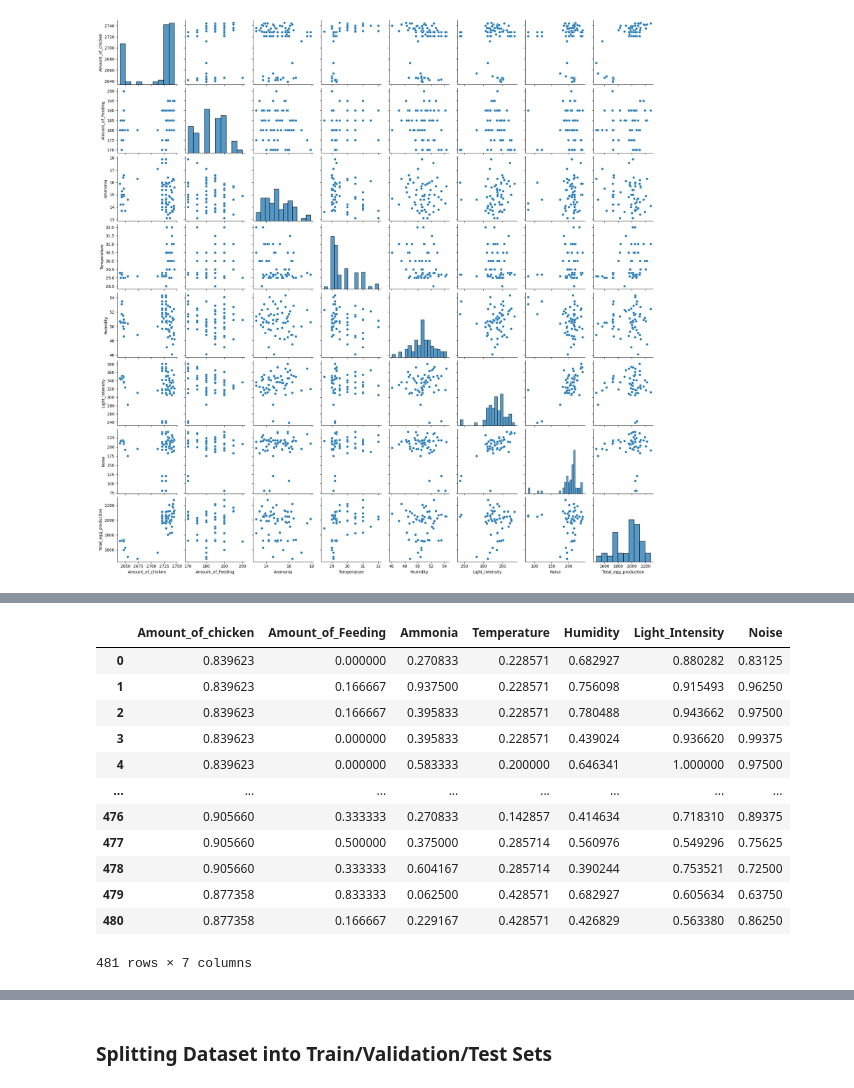
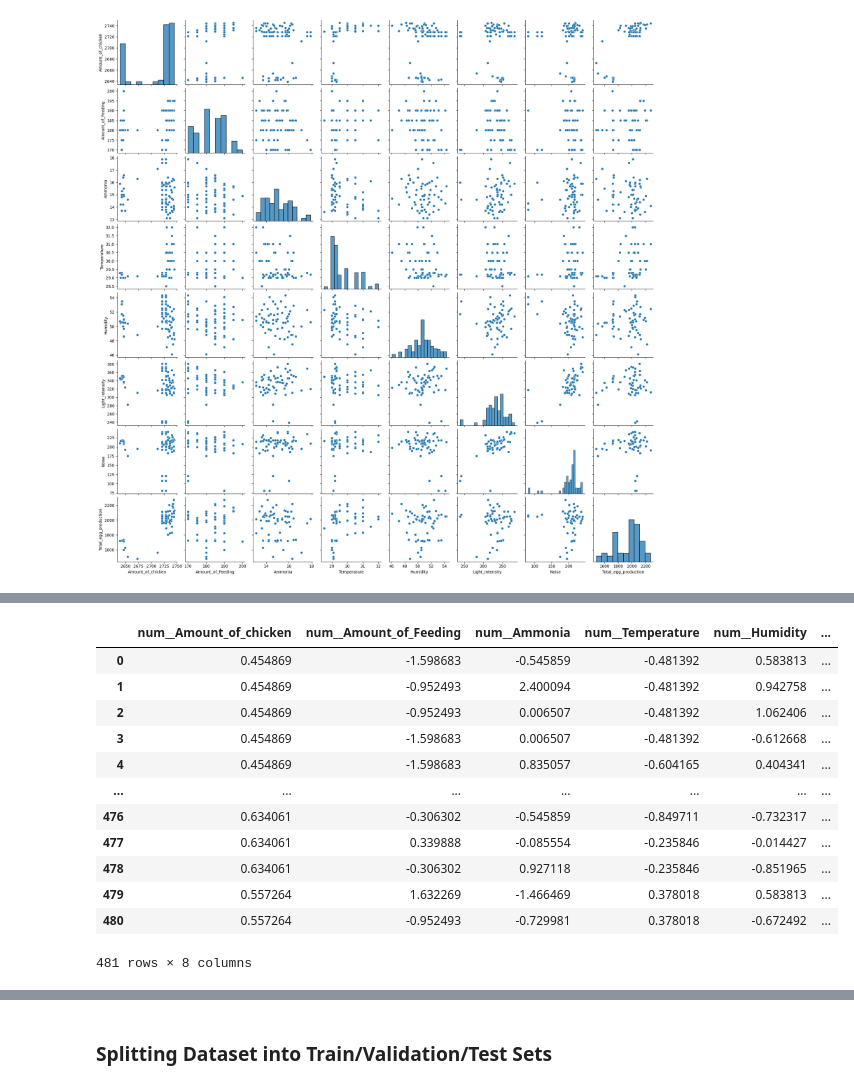
Before and after one commit to ItsJJH/egg-ai-project, a Jupyter notebook: TheNotebook.ipynb, the cells around one changed output, grey strips where cells are left out. Cells and saved outputs as stored; diff of their text form; code cells hidden in the pictures.

```diff
--- a/TheNotebook.ipynb
+++ b/TheNotebook.ipynb
@@ -120,18 +155,18 @@ eggs_prepared_no_prod = eggs_prepared.drop(labels='Total_egg_production', axis=1
-# %%
-eggs_prepared_no_prod
-# %% [output]
-|  | Amount_of_chicken | Amount_of_Feeding | Ammonia | Temperature | Humidity | Light_Intensity | Noise |
-| 0 | 0.839623 | 0.000000 | 0.270833 | 0.228571 | 0.682927 | 0.880282 | 0.83125 |
-| 1 | 0.839623 | 0.166667 | 0.937500 | 0.228571 | 0.756098 | 0.915493 | 0.96250 |
-| 2 | 0.839623 | 0.166667 | 0.395833 | 0.228571 | 0.780488 | 0.943662 | 0.97500 |
-| 3 | 0.839623 | 0.000000 | 0.395833 | 0.228571 | 0.439024 | 0.936620 | 0.99375 |
-| 4 | 0.839623 | 0.000000 | 0.583333 | 0.200000 | 0.646341 | 1.000000 | 0.97500 |
-| ... | ... | ... | ... | ... | ... | ... | ... |
-| 476 | 0.905660 | 0.333333 | 0.270833 | 0.142857 | 0.414634 | 0.718310 | 0.89375 |
-| 477 | 0.905660 | 0.500000 | 0.375000 | 0.285714 | 0.560976 | 0.549296 | 0.75625 |
-| 478 | 0.905660 | 0.333333 | 0.604167 | 0.285714 | 0.390244 | 0.753521 | 0.72500 |
-| 479 | 0.877358 | 0.833333 | 0.062500 | 0.428571 | 0.682927 | 0.605634 | 0.63750 |
-| 480 | 0.877358 | 0.166667 | 0.229167 | 0.428571 | 0.426829 | 0.563380 | 0.86250 |
-481 rows × 7 columns
+# %%
+eggs_prepared
+# %% [output]
+|  | num__Amount_of_chicken | num__Amount_of_Feeding | num__Ammonia | num__Temperature | num__Humidity | ... |
+| 0 | 0.454869 | -1.598683 | -0.545859 | -0.481392 | 0.583813 | ... |
+| 1 | 0.454869 | -0.952493 | 2.400094 | -0.481392 | 0.942758 | ... |
+| 2 | 0.454869 | -0.952493 | 0.006507 | -0.481392 | 1.062406 | ... |
+| 3 | 0.454869 | -1.598683 | 0.006507 | -0.481392 | -0.612668 | ... |
+| 4 | 0.454869 | -1.598683 | 0.835057 | -0.604165 | 0.404341 | ... |
+| ... | ... | ... | ... | ... | ... | ... |
+| 476 | 0.634061 | -0.306302 | -0.545859 | -0.849711 | -0.732317 | ... |
+| 477 | 0.634061 | 0.339888 | -0.085554 | -0.235846 | -0.014427 | ... |
+| 478 | 0.634061 | -0.306302 | 0.927118 | -0.235846 | -0.851965 | ... |
+| 479 | 0.557264 | 1.632269 | -1.466469 | 0.378018 | 0.583813 | ... |
+| 480 | 0.557264 | -0.952493 | -0.729981 | 0.378018 | -0.672492 | ... |
+481 rows × 8 columns
 # %%
 # Verifying that df has been scaled properly
```
Also changed, not shown: parts of 22 cells of this notebook.
